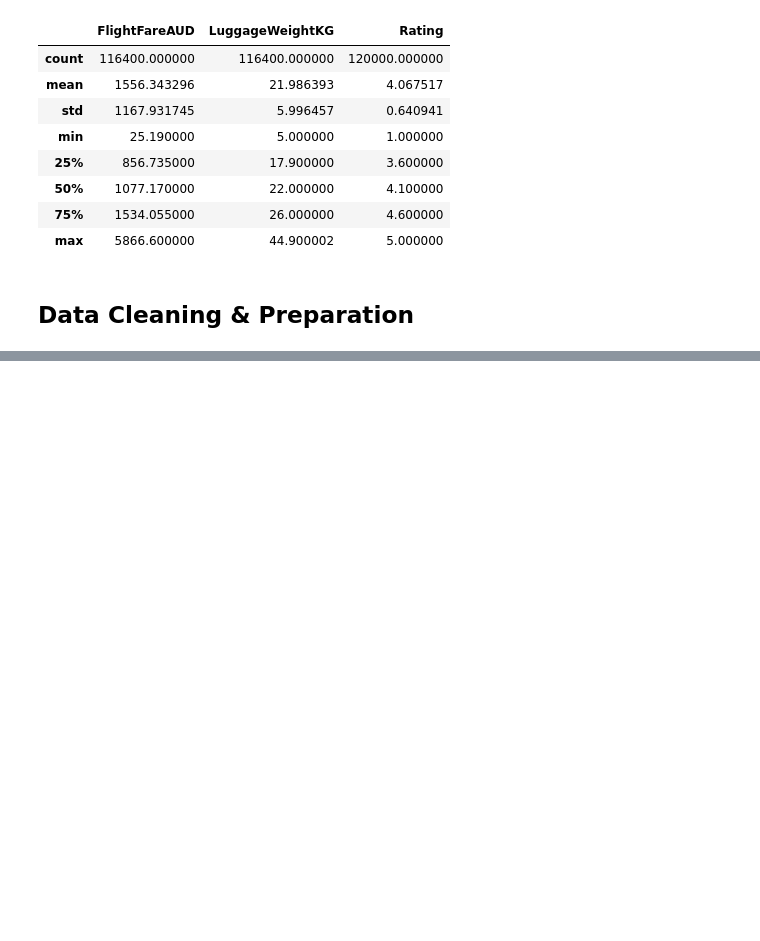
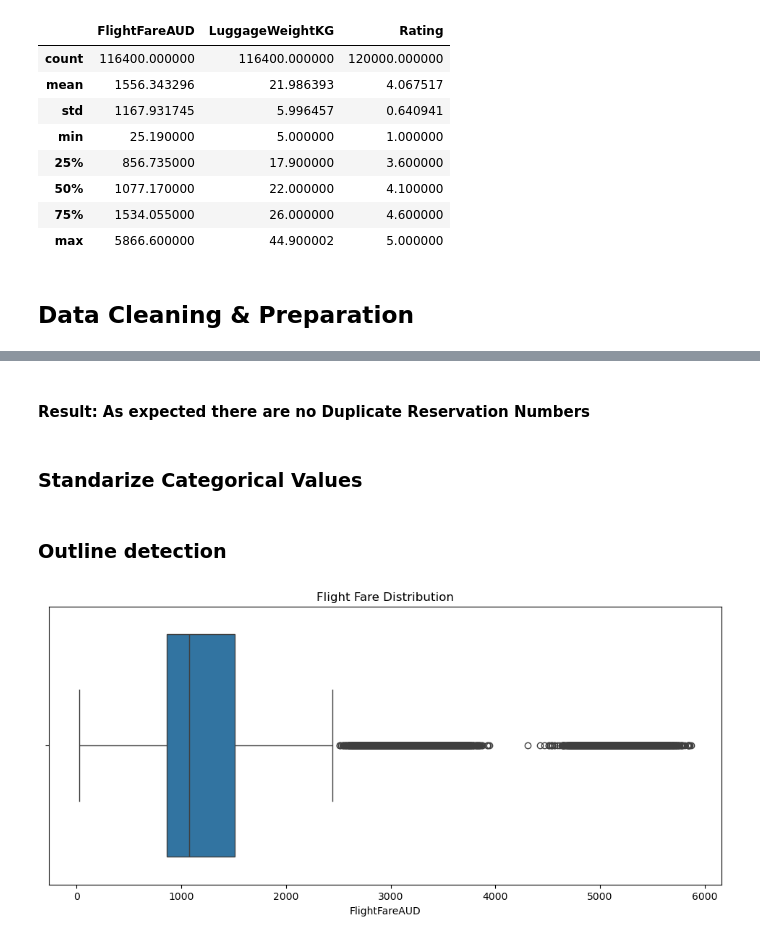
Before and after one commit to rijalapil/-Singapore-Airlines-Customer-Satisfaction-Analysis, a Jupyter notebook: SingaporeAirlines.ipynb, the cells around one changed output, grey strips where cells are left out. Drawn from its saved outputs; the diff is of its cells as text; code cells hidden in the pictures; blank space fills up the shorter version.

```diff
--- a/SingaporeAirlines.ipynb
+++ b/SingaporeAirlines.ipynb
@@ -104,0 +135,13 @@ df.describe()
+# %%
+categorical_cols = ['CabinClass', 'BookingOption', 'PaidForSeat', 'CabinBag',
+                    'WantedUpgrade', 'SeatPreference', 'EntertainmentScreenRequired',
+                    'Transiting', 'MealOption', 'RecommendOthers',
+                    'FirstTimeFlyingSQ']
+
+for col in categorical_cols:
+    df[col].fillna('Unknown', inplace=True)
+
+#for numerical columns we can perform mean or medium imputation.
+numerical_cols = ['FlightFareAUD', 'LuggageWeightKG', 'Rating']
+for col in numerical_cols:
+    df[col].fillna(df[col].median(), inplace = True)
@@ -104,0 +178,6 @@ df.describe()
+# %%
+for col in categorical_cols:
+    df[col] = df[col].astype('category')
+
+# Convert Reservation number to string (if not already)
+df['ReservationNumber'] = df['ReservationNumber'].astype(str)
@@ -104,0 +192,15 @@ df.describe()
+# %% [markdown]
+#### Result: As expected there are no Duplicate Reservation Numbers
+# %% [markdown]
+### Standarize Categorical Values
+# %%
+yes_no_cols = ['PaidForSeat', 'CabinBag', 'WantedUpgrade', 'RecommendOthers', 'FirstTimeFlyingSQ']
+
+for col in yes_no_cols:
+    df[col] = df[col].str.lower().map({'yes':'Yes', 'no':'No', 'unknown':'Unknown'})
+
+seat_cols = ['SeatPreference']
+for col in seat_cols:
+    df[col] = df[col].str.capitalize()  # Window, Aisle
+# %% [markdown]
+### Outline detection
@@ -104,0 +210,8 @@ df.describe()
+# %%
+#Visual Check for flight Fair and Lugguage Weight
+plt.figure(figsize = (12,5))
+sns.boxplot(x=df['FlightFareAUD'])
+plt.title("Flight Fare Distribution")
+plt.show()
+# %% [output]
+[figure, added]
```
Also changed, not shown: parts of 15 cells of this notebook.
